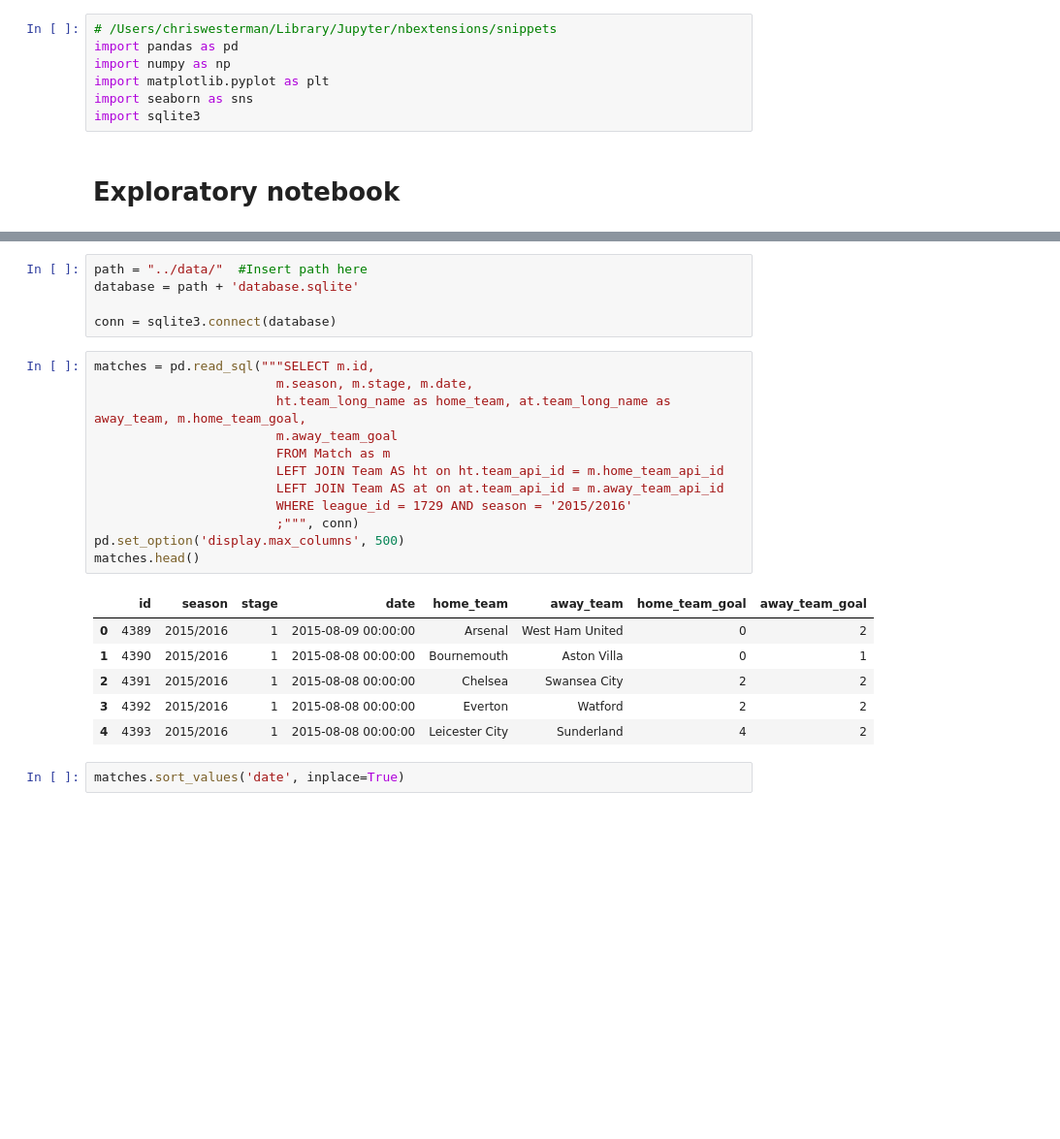
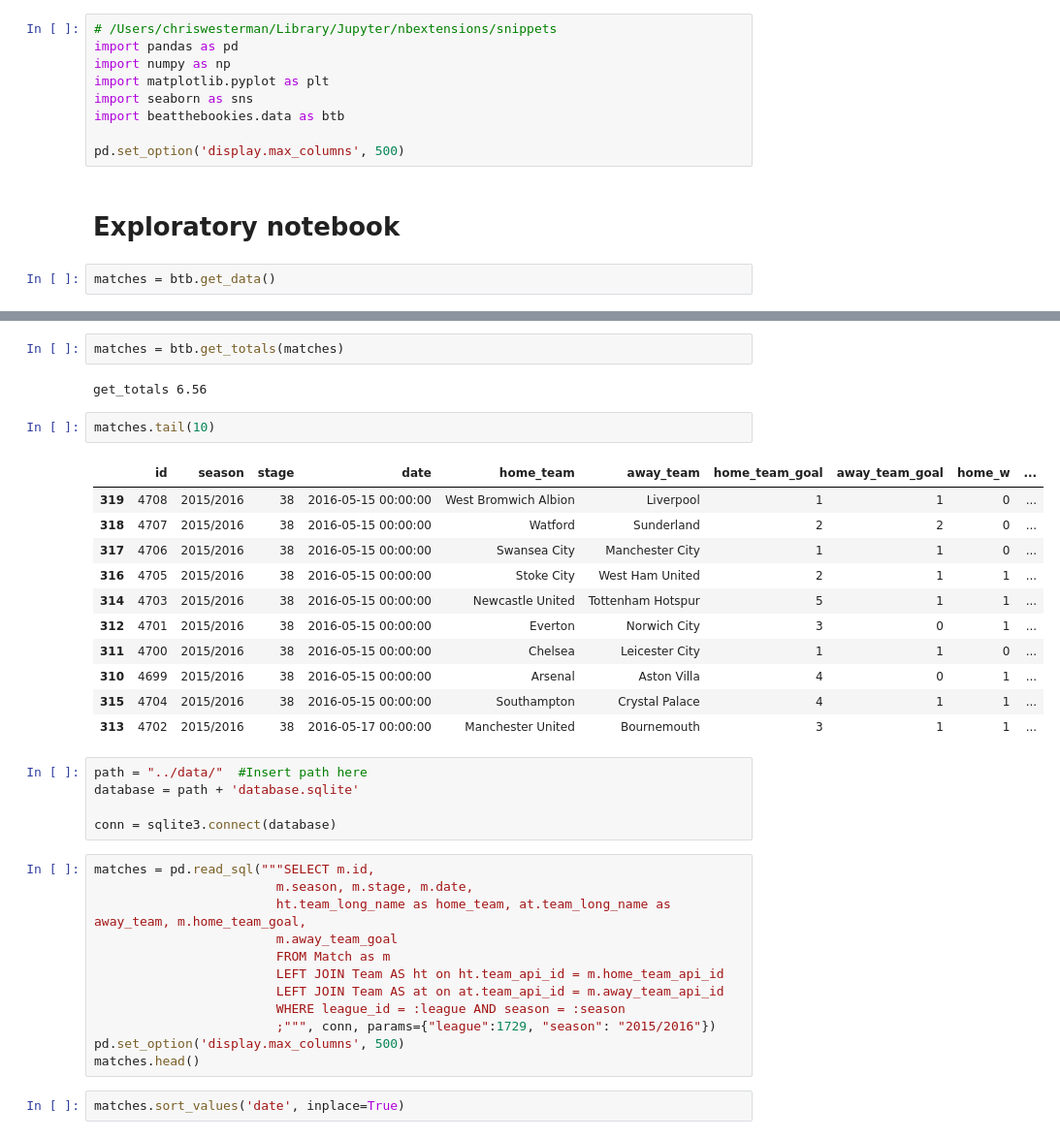
Before and after one commit to georgebrockman/beatthebookies, a Jupyter notebook: beatthebookies/notebooks/chris_explore.ipynb, the cells around one changed output, grey strips where cells are left out. Shown: that part at 97% size. Saved outputs shown, nothing was run; the diff lists cells and outputs as text; blank space fills up the shorter version.

```diff
--- a/beatthebookies/notebooks/chris_explore.ipynb
+++ b/beatthebookies/notebooks/chris_explore.ipynb
@@ -4,6 +10,10 @@ import pandas as pd
 import numpy as np
 import matplotlib.pyplot as plt
 import seaborn as sns
-import sqlite3
+import beatthebookies.data as btb
+
+pd.set_option('display.max_columns', 500)
 # %% [markdown]
 # Exploratory notebook
+# %%
+matches = btb.get_data()
@@ -10,3 +31,21 @@ import sqlite3
+# %%
+matches = btb.get_totals(matches)
+# %% [output]
+get_totals 6.56
+# %%
+matches.tail(10)
+# %% [output]
+|  | id | season | stage | date | home_team | away_team | home_team_goal | away_team_goal | home_w | ... |
+| 319 | 4708 | 2015/2016 | 38 | 2016-05-15 00:00:00 | West Bromwich Albion | Liverpool | 1 | 1 | 0 | ... |
+| 318 | 4707 | 2015/2016 | 38 | 2016-05-15 00:00:00 | Watford | Sunderland | 2 | 2 | 0 | ... |
+| 317 | 4706 | 2015/2016 | 38 | 2016-05-15 00:00:00 | Swansea City | Manchester City | 1 | 1 | 0 | ... |
+| 316 | 4705 | 2015/2016 | 38 | 2016-05-15 00:00:00 | Stoke City | West Ham United | 2 | 1 | 1 | ... |
+| 314 | 4703 | 2015/2016 | 38 | 2016-05-15 00:00:00 | Newcastle United | Tottenham Hotspur | 5 | 1 | 1 | ... |
+| 312 | 4701 | 2015/2016 | 38 | 2016-05-15 00:00:00 | Everton | Norwich City | 3 | 0 | 1 | ... |
+| 311 | 4700 | 2015/2016 | 38 | 2016-05-15 00:00:00 | Chelsea | Leicester City | 1 | 1 | 0 | ... |
+| 310 | 4699 | 2015/2016 | 38 | 2016-05-15 00:00:00 | Arsenal | Aston Villa | 4 | 0 | 1 | ... |
+| 315 | 4704 | 2015/2016 | 38 | 2016-05-15 00:00:00 | Southampton | Crystal Palace | 4 | 1 | 1 | ... |
+| 313 | 4702 | 2015/2016 | 38 | 2016-05-17 00:00:00 | Manchester United | Bournemouth | 3 | 1 | 1 | ... |
 # %%
 path = "../data/"  #Insert path here
 database = path + 'database.sqlite'
@@ -20,17 +59,10 @@ matches = pd.read_sql("""SELECT m.id,
                         FROM Match as m
                         LEFT JOIN Team AS ht on ht.team_api_id = m.home_team_api_id
                         LEFT JOIN Team AS at on at.team_api_id = m.away_team_api_id
-                        WHERE league_id = 1729 AND season = '2015/2016'
-                        ;""", conn)
+                        WHERE league_id = :league AND season = :season
+                        ;""", conn, params={"league":1729, "season": "2015/2016"})
 pd.set_option('display.max_columns', 500)
 matches.head()
-# %% [output]
-|  | id | season | stage | date | home_team | away_team | home_team_goal | away_team_goal |
-| 0 | 4389 | 2015/2016 | 1 | 2015-08-09 00:00:00 | Arsenal | West Ham United | 0 | 2 |
-| 1 | 4390 | 2015/2016 | 1 | 2015-08-08 00:00:00 | Bournemouth | Aston Villa | 0 | 1 |
-| 2 | 4391 | 2015/2016 | 1 | 2015-08-08 00:00:00 | Chelsea | Swansea City | 2 | 2 |
-| 3 | 4392 | 2015/2016 | 1 | 2015-08-08 00:00:00 | Everton | Watford | 2 | 2 |
-| 4 | 4393 | 2015/2016 | 1 | 2015-08-08 00:00:00 | Leicester City | Sunderland | 4 | 2 |
 # %%
 matches.sort_values('date', inplace=True)
 # %%
```
Also changed, not shown: parts of 8 cells of this notebook, 8 other files.
